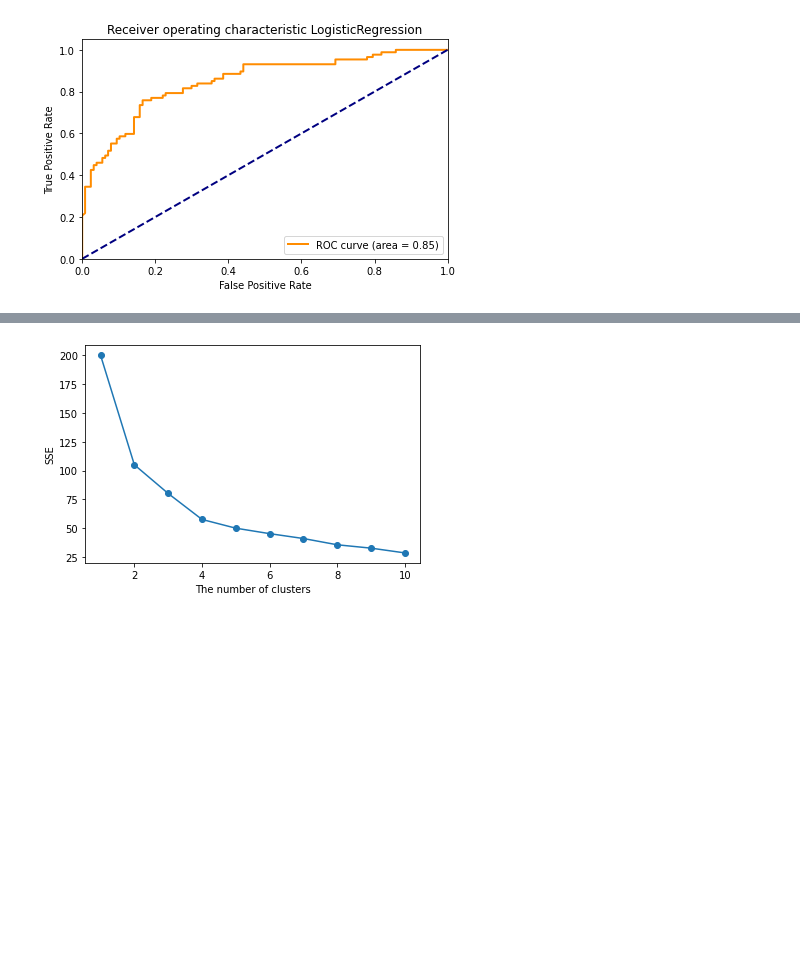
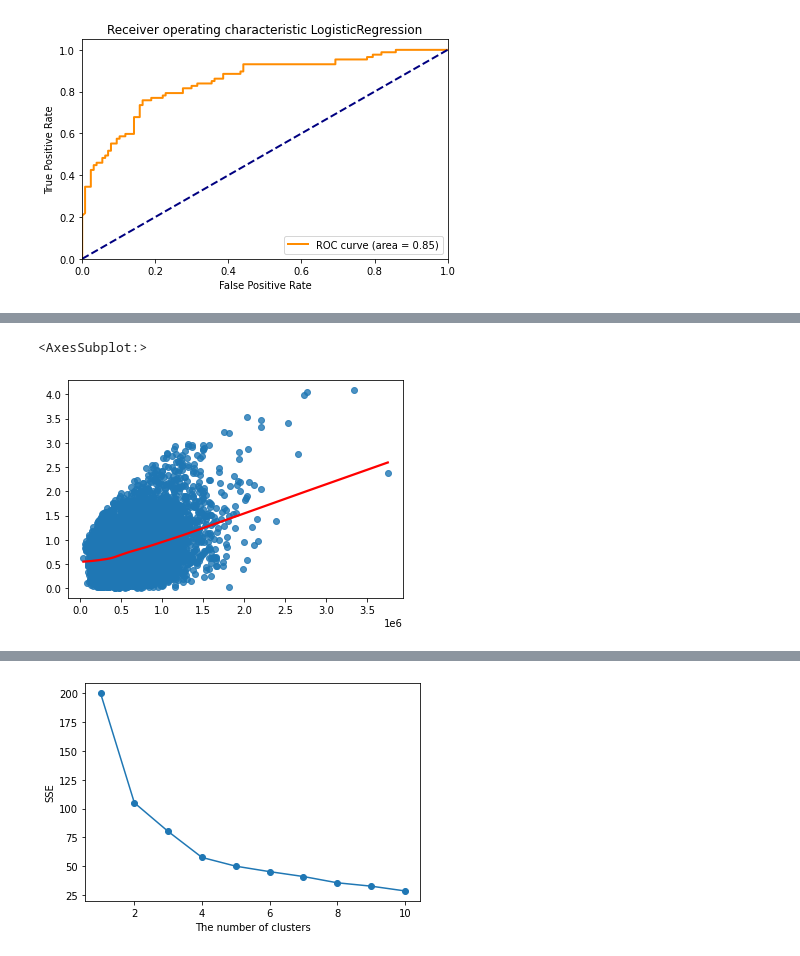
Before and after one commit to blackbutterfly0852/ADP_PRACTICE, a Jupyter notebook: 221017_시각화.ipynb, the cells around one changed output, grey strips where cells are left out. Saved outputs shown, nothing was run; the diff lists cells and outputs as text; code cells hidden in the pictures; blank space fills up the shorter version.

```diff
--- a/221017_시각화.ipynb
+++ b/221017_시각화.ipynb
@@ -146,0 +197,13 @@ draw_roc(y_test, y_predict_proba, "LogisticRegression")
+# %%
+##### > 오차항(잔차)의 등분산성
+# 회귀모형을 통햬 예측된 값과 무관하게, 모든 값들에 대하여 잔차의 분산이 동일하다는 가정
+# 아래 그래프는 예측값(X축)에 따라 잔차가 어떻게 달라지는지 보여줌
+# 빨간색 실선이 수평선에 가까울수록 등분산성이 있다는 것이다.
+import numpy as np
+import scipy.stats
+sr = scipy.stats.zscore(resid)
+sns.regplot(y_pred, np.sqrt(np.abs(sr)), lowess=True, line_kws={'color': 'red'})
+# 빨간색 실선이 약 30도이기 때문에 등분산성을 만족 못한다.
+# %% [output]
+<AxesSubplot:>
+[figure, added]
```
Also changed, not shown: parts of 5 cells of this notebook.
